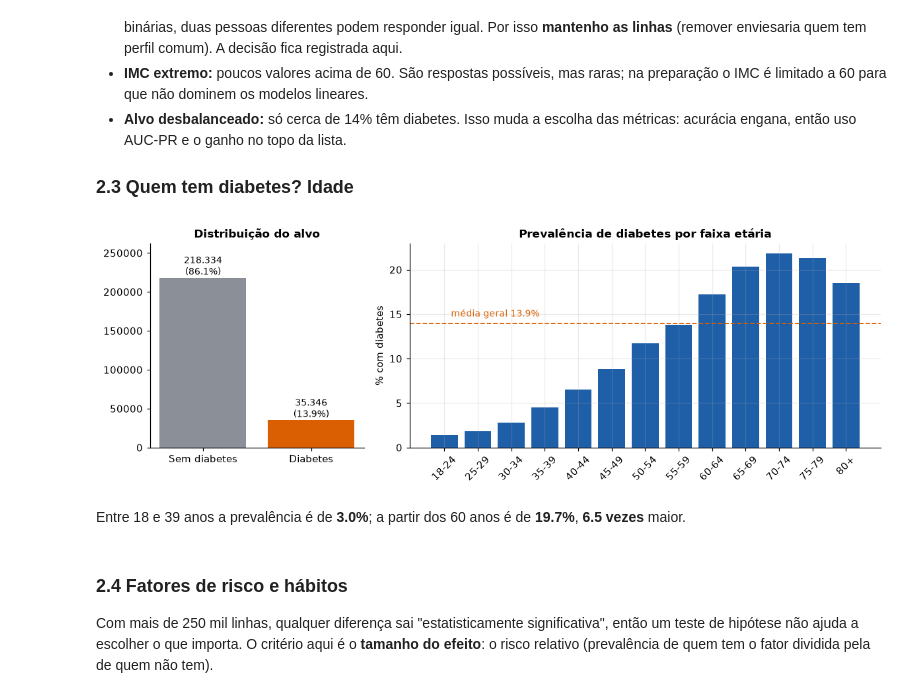
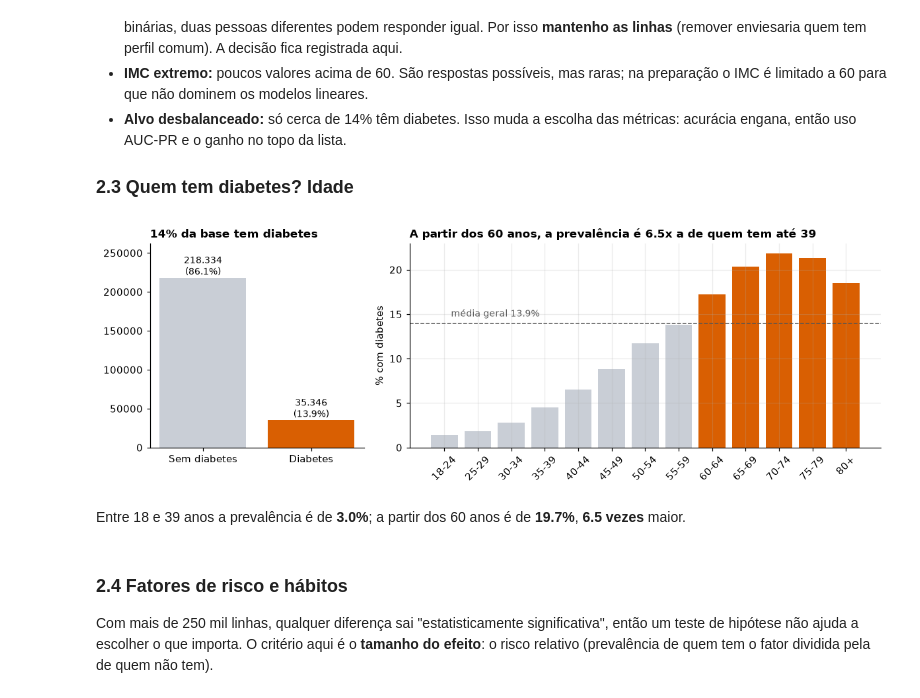
Before and after one commit to CodePenguinsCorp/diabetes-crisp-dm, a Jupyter notebook: Diabetes_CRISP-DM.ipynb, the cells around one changed output. Saved outputs shown, nothing was run; the diff lists cells and outputs as text; code cells hidden in the pictures.

```diff
--- a/Diabetes_CRISP-DM.ipynb
+++ b/Diabetes_CRISP-DM.ipynb
@@ -73,6 +73,12 @@ RES = Path("resultados")
 RES.mkdir(exist_ok=True)
 
 AZUL, LARANJA, CINZA, VERDE = "#1f5fa8", "#d95f02", "#8a8f98", "#2a9d8f"
+CLARO = "#c9ced6"   # contexto em cinza; a cor de destaque (laranja) fica só no que sustenta o argumento
+
+def br(v, casas=0):
+    """Formata número no padrão brasileiro (ponto nos milhares, vírgula nos decimais)."""
+    s = f"{v:,.{casas}f}"
+    return s.replace(",", "#").replace(".", ",").replace("#", ".")
 plt.rcParams.update({
     "figure.dpi": 110, "axes.spines.top": False, "axes.spines.right": False,
     "axes.titleweight": "bold", "axes.titlesize": 11, "axes.labelsize": 10,
@@ -183,34 +189,35 @@ Prevalência do alvo: 13.93%
 # %%
 ROT_IDADE = {1: "18-24", 2: "25-29", 3: "30-34", 4: "35-39", 5: "40-44", 6: "45-49", 7: "50-54",
              8: "55-59", 9: "60-64", 10: "65-69", 11: "70-74", 12: "75-79", 13: "80+"}
 prev = bruto.Diabetes_binary.mean()
 por_idade = bruto.groupby("Age").Diabetes_binary.agg(["mean", "size"])
 
+jovens = bruto.loc[bruto.Age <= 4, "Diabetes_binary"].mean()
+idosos = bruto.loc[bruto.Age >= 9, "Diabetes_binary"].mean()
 fig, ax = plt.subplots(1, 2, figsize=(11, 3.8), gridspec_kw={"width_ratios": [1, 2.2]})
 cont = bruto.Diabetes_binary.value_counts().sort_index()
-ax[0].bar(["Sem diabetes", "Diabetes"], cont.values, color=[CINZA, LARANJA])
+ax[0].bar(["Sem diabetes", "Diabetes"], cont.values, color=[CLARO, LARANJA])
 for i, v in enumerate(cont.values):
     ax[0].text(i, v, f"{v:,}\n({v/len(bruto):.1%})".replace(",", "."), ha="center", va="bottom", fontsize=9)
-ax[0].set_title("Distribuição do alvo")
+ax[0].set_title(f"{prev:.0%} da base tem diabetes", loc="left")
 ax[0].set_ylim(0, cont.max() * 1.2)
 ax[0].grid(False)
 
-ax[1].bar([ROT_IDADE[i] for i in por_idade.index], por_idade["mean"] * 100, color=AZUL)
-ax[1].axhline(prev * 100, color=LARANJA, ls="--", lw=1.2)
-ax[1].text(0.2, prev * 100 + 0.8, f"média geral {prev:.1%}", color=LARANJA, fontsize=9)
-ax[1].set_title("Prevalência de diabetes por faixa etária")
+ax[1].bar([ROT_IDADE[i] for i in por_idade.index], por_idade["mean"] * 100,
+          color=[LARANJA if i >= 9 else CLARO for i in por_idade.index])
+ax[1].axhline(prev * 100, color="#555", ls="--", lw=1)
+ax[1].text(0.2, prev * 100 + 0.8, f"média geral {prev:.1%}", color="#555", fontsize=9)
+ax[1].set_title(f"A partir dos 60 anos, a prevalência é {idosos/jovens:.1f}x a de quem tem até 39", loc="left")
 ax[1].set_ylabel("% com diabetes")
 ax[1].tick_params(axis="x", rotation=45)
 plt.tight_layout()
 plt.savefig(RES / "01_alvo_idade.png", bbox_inches="tight")
 plt.show()
 
-jovens = bruto.loc[bruto.Age <= 4, "Diabetes_binary"].mean()
-idosos = bruto.loc[bruto.Age >= 9, "Diabetes_binary"].mean()
 display(Markdown(f"Entre 18 e 39 anos a prevalência é de **{jovens:.1%}**; a partir dos 60 anos é de **{idosos:.1%}**, "
                  f"**{idosos/jovens:.1f} vezes** maior."))
 # %% [output]
-[figure, old version]
+[figure, new version]
 Entre 18 e 39 anos a prevalência é de **3.0%**; a partir dos 60 anos é de **19.7%**, **6.5 vezes** maior.
 # %% [markdown]
 ### 2.4 Fatores de risco e hábitos
```
Also changed, not shown: parts of 16 cells of this notebook, 12 other files.
